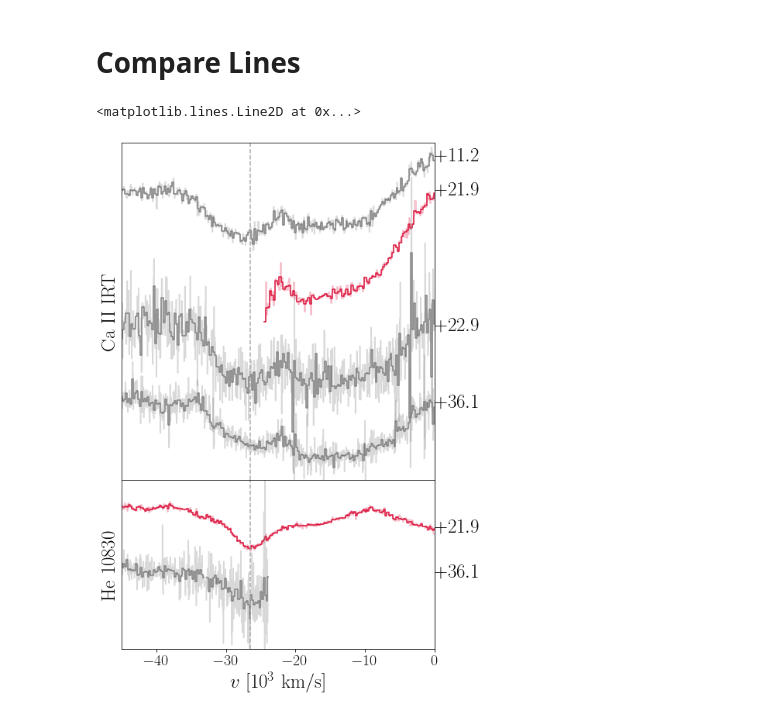
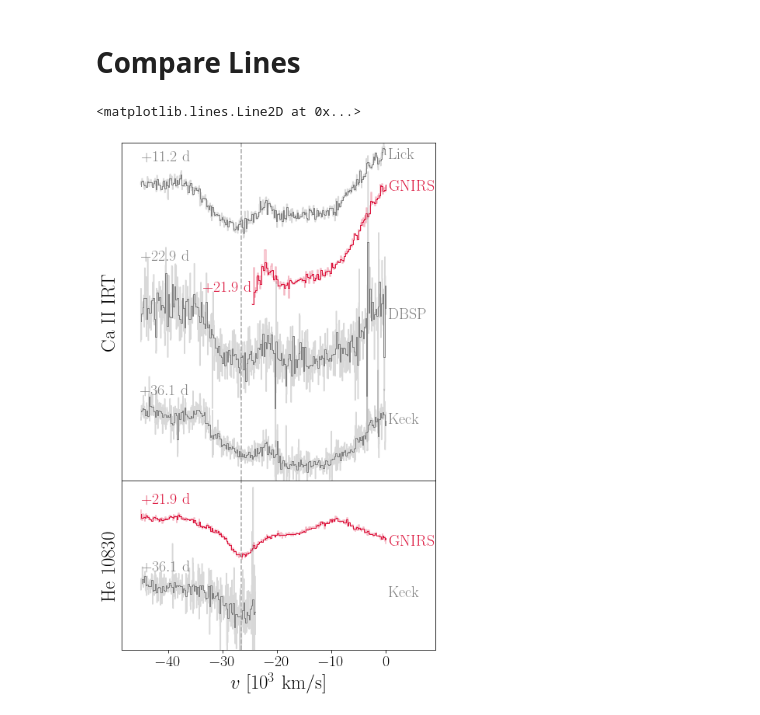
Before and after one commit to slowdivePTG/SN2020jgb, a Jupyter notebook: rv/SN2020jgb/VelComp.ipynb, the cells around one changed output. Drawn from its saved outputs; the diff is of its cells as text; code cells hidden in the pictures.

Commit message:
Line velocity space: He & Ca (figure)

```diff
--- a/rv/SN2020jgb/VelComp.ipynb
+++ b/rv/SN2020jgb/VelComp.ipynb
@@ -22,8 +22,3 @@ mpl.rcParams['text.usetex'] = True
 mpl.rcParams['font.size'] = '25'
 mpl.rcParams['xtick.labelsize'] = '20'
 mpl.rcParams['ytick.labelsize'] = '20'
-# %%
-col = [
-    '#e41a1c', '#377eb8', '#4daf4a', '#984ea3', '#ff7f00', '#ffff33',
-    '#a65628'
-]
@@ -158,27 +192,55 @@ def compare_lines(spec_files,
     ax.set_yticks([])
 # %%
 fig = plt.figure(figsize=(8, 12))
-gs = fig.add_gridspec(nrows=3, ncols=3, left=0.05, right=0.75,
-                      hspace=0, wspace=0.05)
+gs = fig.add_gridspec(nrows=3,
+                      ncols=3,
+                      left=0.05,
+                      right=0.75,
+                      hspace=0,
+                      wspace=0.05)
 ax0 = fig.add_subplot(gs[:-1, :])
 ax1 = fig.add_subplot(gs[-1, :])
 
 Ca_II_IRT = 8662.140
-col_Ca = ['grey', 'crimson', 'grey', 'grey', 'grey']
-compare_lines(spec_files, ax0, line=Ca_II_IRT, vmax=-45000, vmin=0, phase_min=11, phase_max=37, norm_fac=1.2, bin_size=200, col=col_Ca)
-ax0.set_ylim(-4, 2.4)
+col_Ca = ['grey', 'crimson', 'grey', 'grey']
+instru = [
+    r'\mathrm{Lick}', r'\mathrm{GNIRS}', r'\mathrm{DBSP}', r'\mathrm{Keck}'
+]
+compare_lines(spec_files,
+              ax0,
+              line=Ca_II_IRT,
+              vmax=-45000,
+              vmin=0,
+              phase_min=11,
+              phase_max=37,
+              norm_fac=1.2,
+              bin_size=200,
+              col=col_Ca,
+              instru=instru)
+ax0.set_ylim(-4.6, 2.3)
 ax0.set_xticks([])
 ax0.set_xlabel('')
 ax0.set_ylabel(r'$\mathrm{Ca\ II\ IRT}$')
 
 HeI = 10830
 col_He = ['crimson', 'grey']
-compare_lines(spec_He_files, ax1, line=HeI, vmax=-45000, vmin=0, phase_min=11, phase_max=37, norm_fac=1.2, bin_size=200, col=col_He)
-ax1.set_ylim(-2, 2)
+instru_He = [r'\mathrm{GNIRS}', r'\mathrm{Keck}']
+compare_lines(spec_He_files,
+              ax1,
+              line=HeI,
+              vmax=-45000,
+              vmin=0,
+              phase_min=11,
+              phase_max=37,
+              norm_fac=1.2,
+              bin_size=200,
+              col=col_He,
+              instru=instru_He)
+ax1.set_ylim(-2, 2.3)
 ax1.set_ylabel(r'$\mathrm{He}\ 10830$')
 
 ax0.axvline(-26.5, color='darkgrey', linestyle='--')
 ax1.axvline(-26.5, color='darkgrey', linestyle='--')
 # %% [output]
 <matplotlib.lines.Line2D at 0x...>
-[figure, old version]
+[figure, new version]
```
Also changed, not shown: parts of 3 cells of this notebook.
